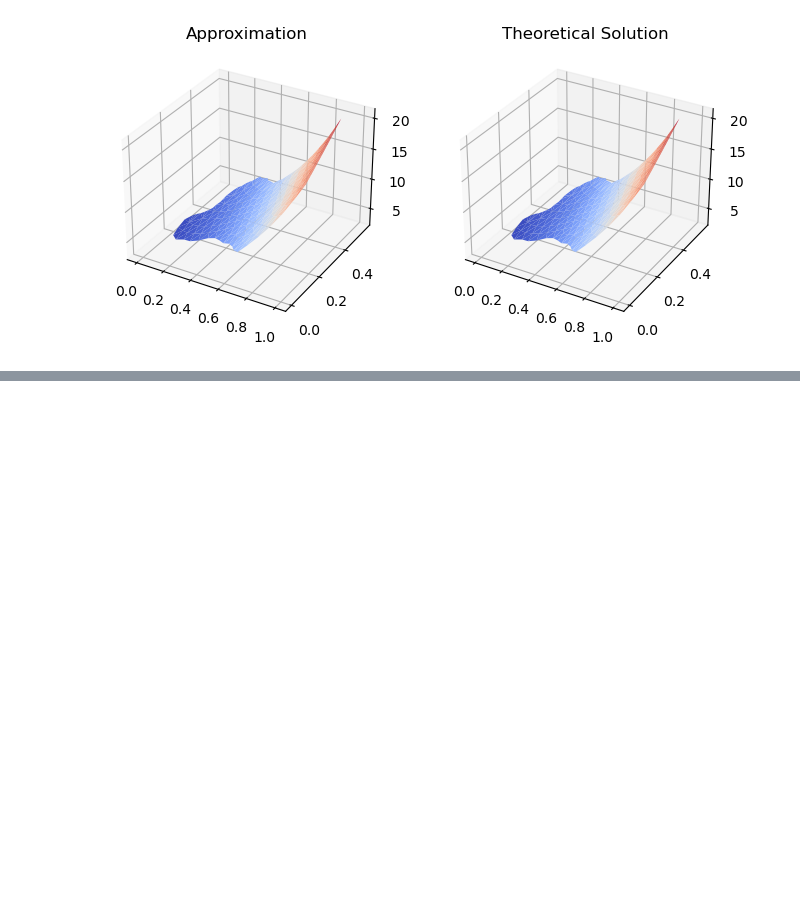
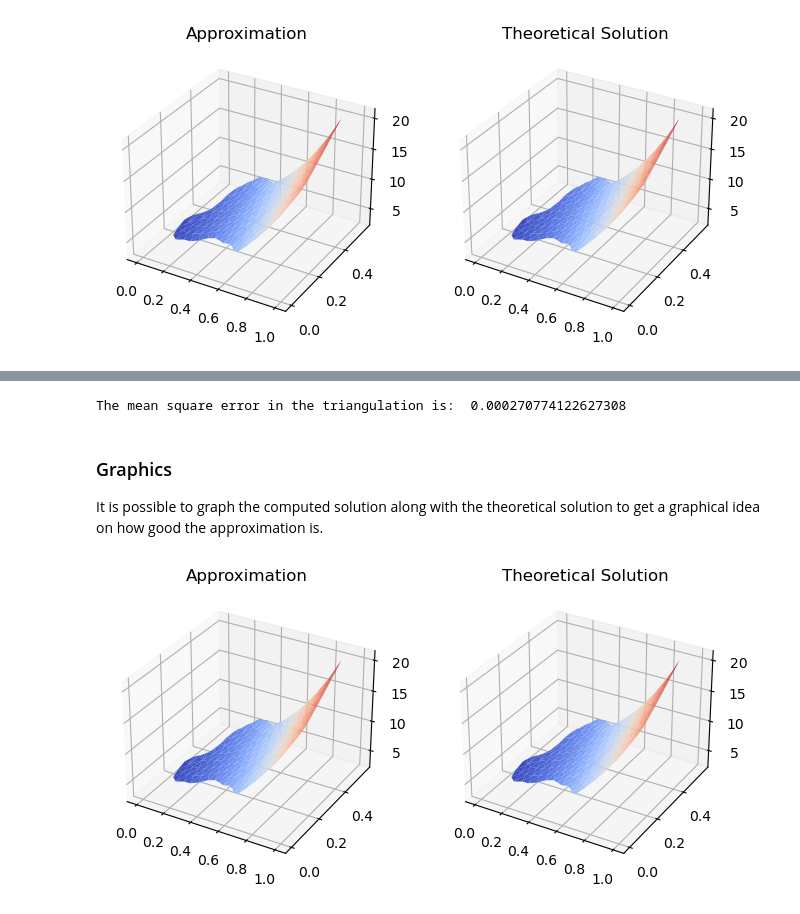
Before and after one commit to gstinoco/GFD-Poisson, a Jupyter notebook: Poisson_2D.ipynb, the cells around one changed output, grey strips where cells are left out. Cells and saved outputs as stored; diff of their text form; code cells hidden in the pictures; blank space fills up the shorter version.

```diff
--- a/Poisson_2D.ipynb
+++ b/Poisson_2D.ipynb
@@ -379,0 +437,7 @@ plt.show()
+# %%
+def phi(x,y):                                                                   # Definition of the Phi function.
+    fun = 2*np.exp(2*x+y)                                                       # Phi condition.
+    return fun                                                                  # Return phi.
+
+for i in np.arange(mf):                                                         # For each of the boundary nodes.
+    u_ap[i]   = phi(pb[i, 0], pb[i, 1])                                         # The boundary condition is assigned.
@@ -379,0 +512,16 @@ plt.show()
+# %%
+def f(x,y):                                                                     # Definition of the f function.
+    fun = 10*np.exp(2*x+y)                                                      # f condition.
+    return fun                                                                  # Return f.
+
+while err >= tol and iter <= m_it:                                              # Check for iterations and tolerance.
+    err = 0                                                                     # Error becomes zero to be able to update.
+    for i in np.arange(mf, m):                                                  # For each of the interior nodes.
+        utemp = 0                                                               # utemp is initialized with zero.
+        nvec = sum(vec[i,:] != -1)                                              # The number of neighbors of the central node.
+        for j in np.arange(1,nvec+1):                                           # For each of the neighbor nodes.
+            utemp = utemp + Gamma[i, j]*u_ap[int(vec[i, j-1])]                  # utemp is computed.
+        t = (f(p[i, 0], p[i, 1]) - utemp)/Gamma[i,0]                            # The central node is added to the approximation.
+        err = max(err, abs(t - u_ap[i]));                                       # Error computation.
+        u_ap[i] = t;                                                            # The previously computed value is assigned.
+    iter += 1                                                                   # 1 is added to the number of iterations.
@@ -379,0 +533,3 @@ plt.show()
+# %%
+for i in range(m):                                                              # For all the nodes.
+    u_ex[i] = phi(p[i,0], p[i,1])                                               # The theoretical solution is computed.
@@ -379,0 +548,42 @@ plt.show()
+# %%
+err   = 0                                                                       # err initialization with 0.
+area = np.zeros(m)                                                              # area initialization with zeros.
+
+for i in np.arange(m):
+    nvec = sum(vec[i,:] != -1)                                                  # The number of neighbors of the central node.
+    polix = np.zeros([nvec])                                                    # The x-values of the polygon are stored.
+    poliy = np.zeros([nvec])                                                    # The y-values of the polygon are stored.
+    for j in np.arange(nvec):                                                   # For each of the neighbor nodes.
+        vec1 = int(vec[i,j])                                                    # The index of the node is found.
+        polix[j] = p[vec1,0]                                                    # The x coordinate of the node is stored.
+        poliy[j] = p[vec1,1]                                                    # The y coordinate of the node is stored.
+    area[i] = PolyArea(polix, poliy)                                            # Area computation.
+
+for i in np.arange(m):                                                          # For each of the nodes.
+    err = err + area[i]*(u_ap[i] - u_ex[i])**2                                  # Mean square error computation.
+
+err = np.sqrt(err)                                                              # The square root is computed.
+
+print('The mean square error in the triangulation is: ', err)
+# %% [output]
+The mean square error in the triangulation is:  0.000270774122627308
+# %% [markdown]
+### Graphics
+It is possible to graph the computed solution along with the theoretical solution to get a graphical idea on how good the approximation is.
+# %%
+mini = u_ex.min()
+maxi = u_ex.max()
+
+fig, (ax1, ax2) = plt.subplots(1, 2, subplot_kw = {"projection": "3d"}, figsize=(8, 4))
+
+ax1.plot_trisurf(p[:,0], p[:,1], u_ap[:], triangles=tt, cmap=cm.coolwarm)
+ax1.set_zlim([mini, maxi])
+ax1.set_title('Approximation')
+
+ax2.plot_trisurf(p[:,0], p[:,1], u_ex[:], triangles=tt, cmap=cm.coolwarm)
+ax2.set_zlim([mini, maxi])
+ax2.set_title('Theoretical Solution')
+
+plt.show()
+# %% [output]
+[figure, added]
```
Also changed, not shown: parts of 17 cells of this notebook, 1 other file.
